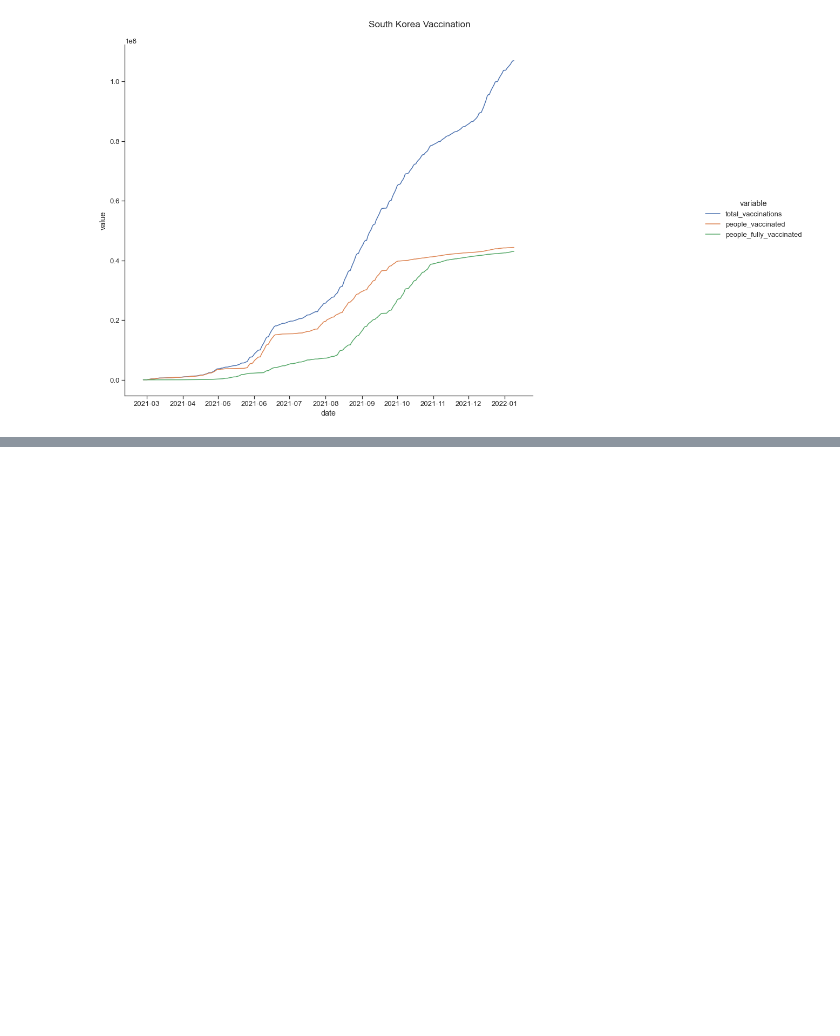
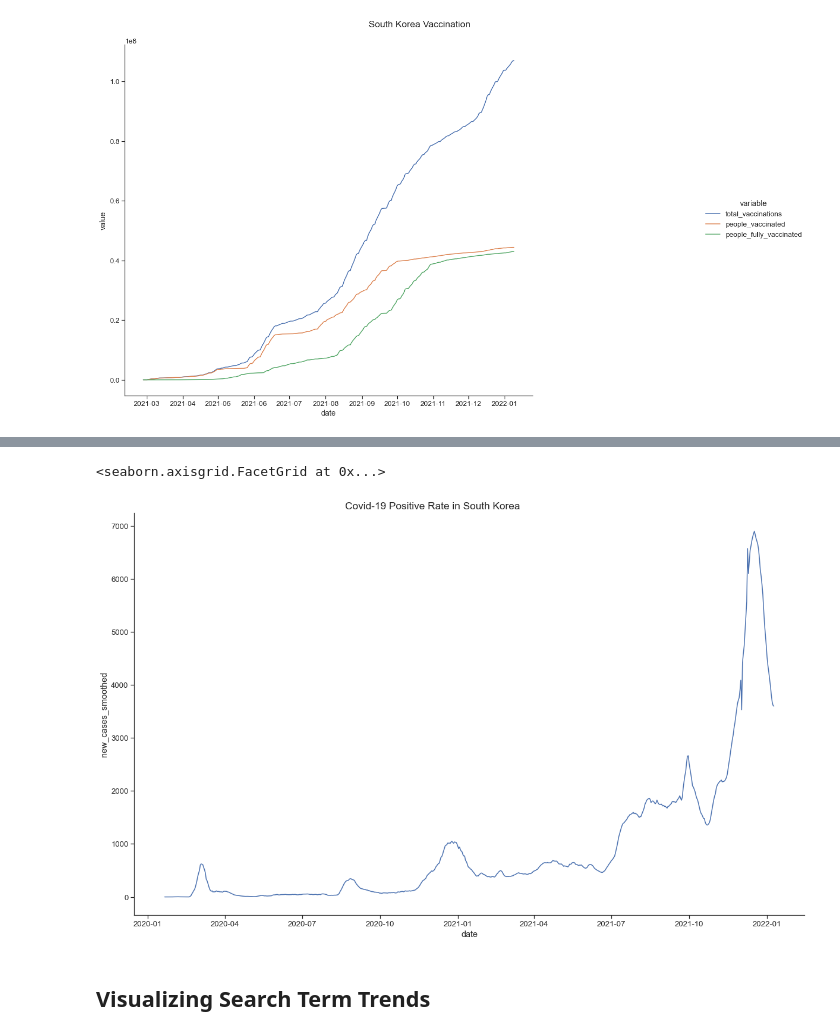
Before and after one commit to jitrapon/mads-milestone-i, a Jupyter notebook: exploration.ipynb, the cells around one changed output, grey strips where cells are left out. Cells and saved outputs as stored; diff of their text form; code cells hidden in the pictures; blank space fills up the shorter version.

```diff
--- a/exploration.ipynb
+++ b/exploration.ipynb
@@ -130,0 +189,7 @@ visualize_country_vac(prepare_dataframe_for_visualization(covid_kor_df), 20, 11,
+# %%
+visualize_country_cases(covid_kor_case_df, 20, 11, 'Covid-19 Positive Rate in South Korea')
+# %% [output]
+<seaborn.axisgrid.FacetGrid at 0x...>
+[figure, added]
+# %% [markdown]
+## Visualizing Search Term Trends
```
Also changed, not shown: parts of 16 cells of this notebook, 1 other file.
